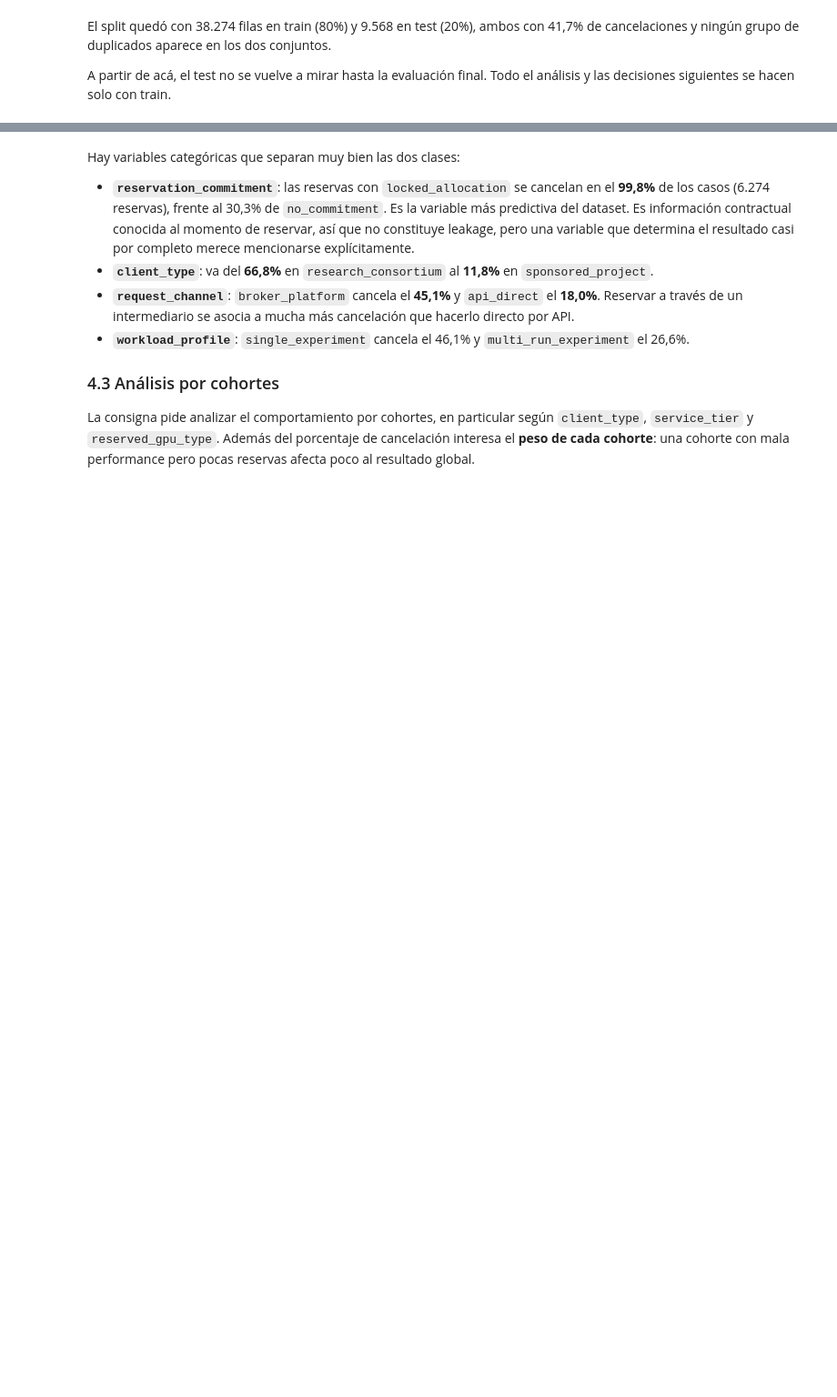
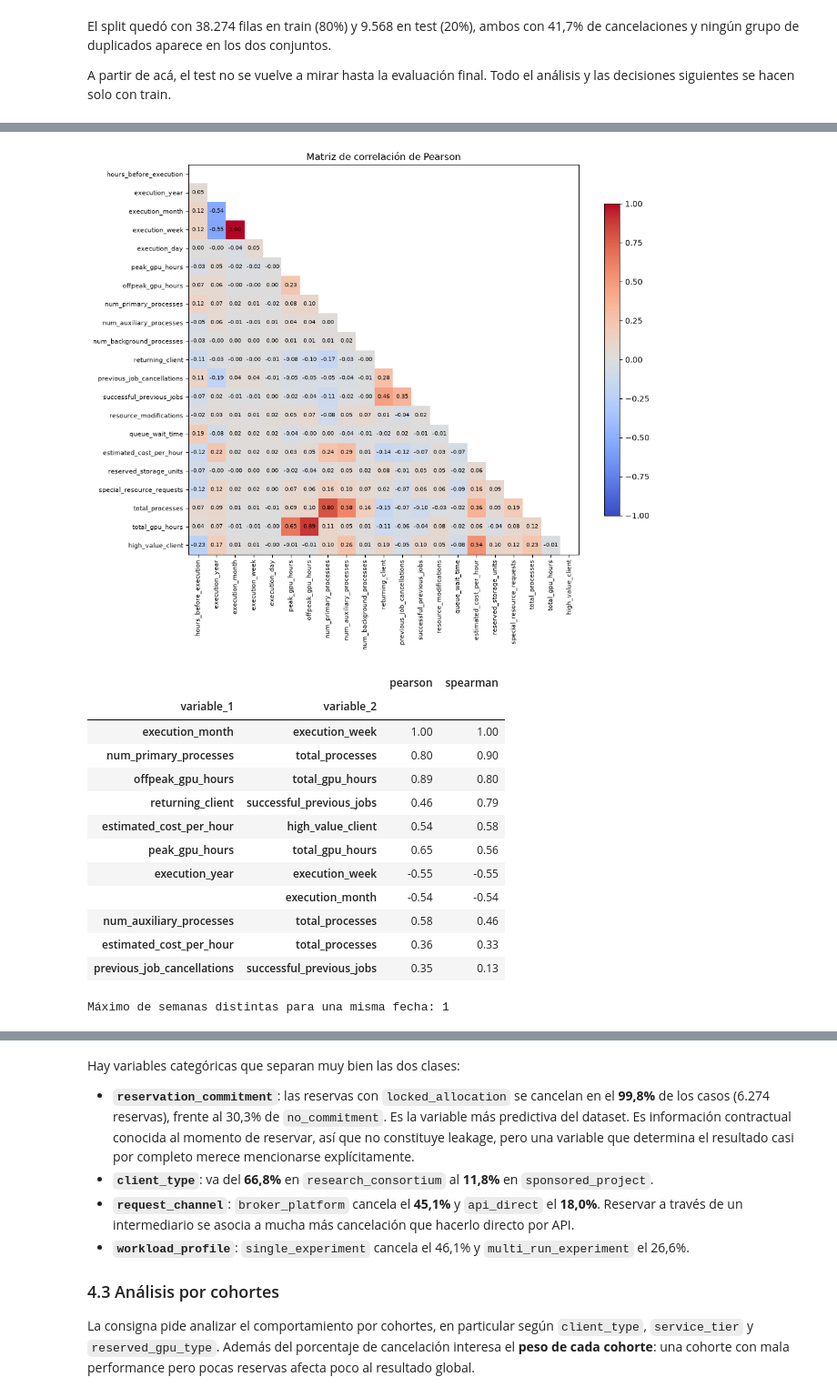
Before and after one commit to mszwarcberg-2004/TP3_ML, a Jupyter notebook: TP3_Grupo.ipynb, the cells around one changed output, grey strips where cells are left out. Shown at 91% size. Saved outputs shown, nothing was run; the diff lists cells and outputs as text; code cells hidden in the pictures; blank space fills up the shorter version.

Commit message:
Elimino variables redundantes

```diff
--- a/TP3_Grupo.ipynb
+++ b/TP3_Grupo.ipynb
@@ -615,23 +654,71 @@ Para cada variable numérica se compara su valor promedio entre reservas cancela
 # %%
-# RELACIÓN DE LAS VARIABLES NUMÉRICAS CON EL TARGET
+# CORRELACIÓN ENTRE VARIABLES NUMÉRICAS
 
 # Juntamos features y target en un solo DataFrame, solo para el análisis
 train = X_train.copy()
 train["canceled_job"] = y_train
 
-# Numéricas: todas las que no son categóricas de texto
-cols_numericas_eda = [c for c in X_train.columns if c not in cols_categoricas]
+# Los identificadores son etiquetas, no números: quedan fuera del análisis de correlación
+cols_identificadores = ["orchestration_agent_id", "organization_id"]
 
-# Valor promedio de cada variable en cada clase
-comparacion = train.groupby("canceled_job")[cols_numericas_eda].mean().T
-comparacion.columns = ["no_cancelada", "cancelada"]
-comparacion["diferencia"] = comparacion["cancelada"] - comparacion["no_cancelada"]
+# Numéricas: todas las que no son categóricas de texto ni identificadores
+cols_numericas_eda = [c for c in X_train.columns
+                      if c not in cols_categoricas and c not in cols_identificadores]
 
-# Correlación de cada variable con el target
-comparacion["correlacion"] = [train[c].corr(train["canceled_job"])
-                              for c in cols_numericas_eda]
+corr_pearson = train[cols_numericas_eda].corr(method="pearson")
+corr_spearman = train[cols_numericas_eda].corr(method="spearman")
 
-# Ordenamos por correlación en valor absoluto: arriba las más informativas
-orden = comparacion["correlacion"].abs().sort_values(ascending=False).index
+# 1) MATRIZ DE CORRELACIÓN DE PEARSON
+# Mostramos solo el triángulo inferior, porque la matriz es simétrica
+mascara = np.triu(np.ones(corr_pearson.shape, dtype=bool))
+valores = corr_pearson.mask(mascara)
 
-comparacion.reindex(orden).round(3)
+fig, ax = plt.subplots(figsize=(11, 9))
+im = ax.imshow(valores, cmap="coolwarm", vmin=-1, vmax=1)
+
+# Escribimos el valor en cada celda
+for i in range(len(corr_pearson)):
+    for j in range(i):
+        ax.text(j, i, f"{corr_pearson.iloc[i, j]:.2f}", ha="center", va="center", fontsize=7)
+
+ax.set_xticks(range(len(corr_pearson)))
+ax.set_xticklabels(corr_pearson.columns, rotation=90, fontsize=8)
+ax.set_yticks(range(len(corr_pearson)))
+ax.set_yticklabels(corr_pearson.columns, fontsize=8)
+ax.set_title("Matriz de correlación de Pearson")
+fig.colorbar(im, ax=ax, shrink=0.8)
+plt.tight_layout()
+plt.show()
+
+# 2) PARES MÁS CORRELACIONADOS: PEARSON vs SPEARMAN
+# Nos quedamos con los pares con |r| >= 0,3 en alguno de los dos coeficientes
+triangulo = np.triu(np.ones(corr_pearson.shape, dtype=bool), k=1)
+pares = pd.DataFrame({
+    "pearson": corr_pearson.where(triangulo).stack(),
+    "spearman": corr_spearman.where(triangulo).stack(),
+})
+pares = pares[(pares["pearson"].abs() >= 0.3) | (pares["spearman"].abs() >= 0.3)]
+pares = pares.reindex(pares["spearman"].abs().sort_values(ascending=False).index)
+pares.index.names = ["variable_1", "variable_2"]
+
+display(pares.round(2))
+
+# 3) ¿execution_week queda determinada por la fecha (año, mes y día)?
+semanas_por_fecha = train.groupby(["execution_year", "execution_month", "execution_day"])["execution_week"].nunique()
+print("Máximo de semanas distintas para una misma fecha:", semanas_por_fecha.max())
+# %% [output]
+[figure, added]
+|  |  | pearson | spearman |
+| variable_1 | variable_2 |  |  |
+| execution_month | execution_week | 1.00 | 1.00 |
+| num_primary_processes | total_processes | 0.80 | 0.90 |
+| offpeak_gpu_hours | total_gpu_hours | 0.89 | 0.80 |
+| returning_client | successful_previous_jobs | 0.46 | 0.79 |
+| estimated_cost_per_hour | high_value_client | 0.54 | 0.58 |
+| peak_gpu_hours | total_gpu_hours | 0.65 | 0.56 |
+| execution_year | execution_week | -0.55 | -0.55 |
+|  | execution_month | -0.54 | -0.54 |
+| num_auxiliary_processes | total_processes | 0.58 | 0.46 |
+| estimated_cost_per_hour | total_processes | 0.36 | 0.33 |
+| previous_job_cancellations | successful_previous_jobs | 0.35 | 0.13 |
+Máximo de semanas distintas para una misma fecha: 1
```
Also changed, not shown: parts of 19 cells of this notebook.
